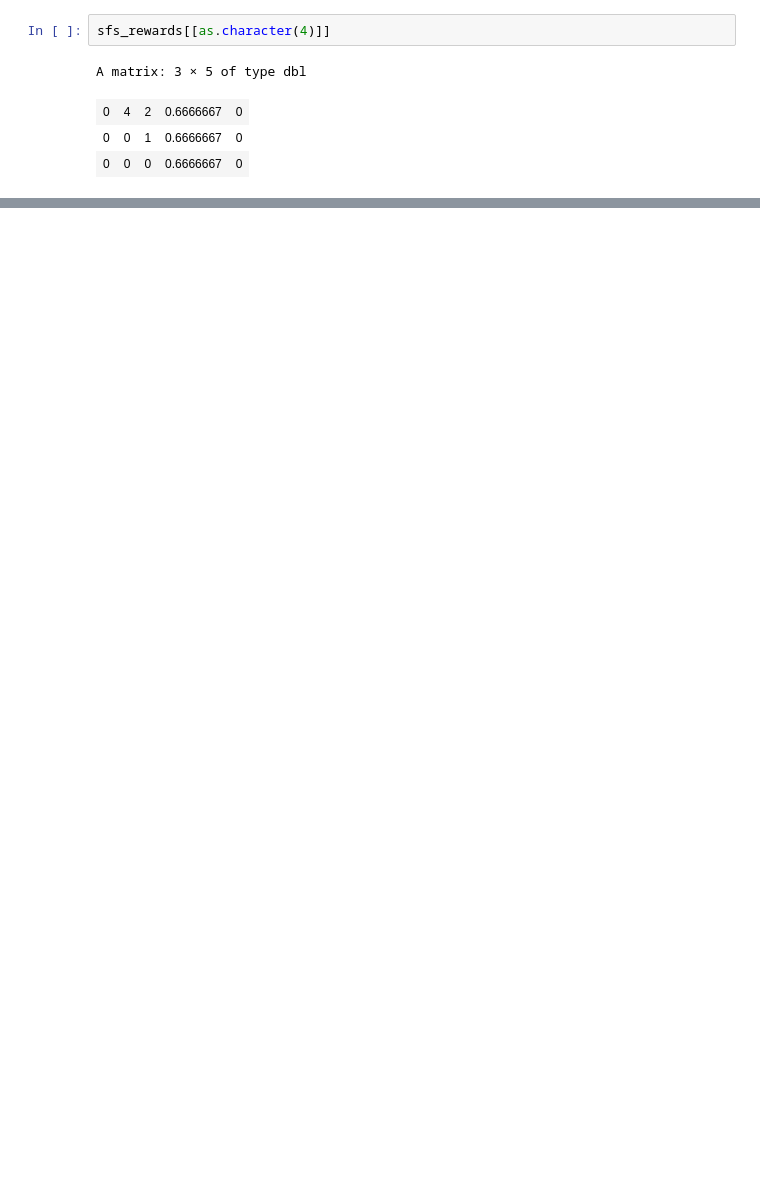
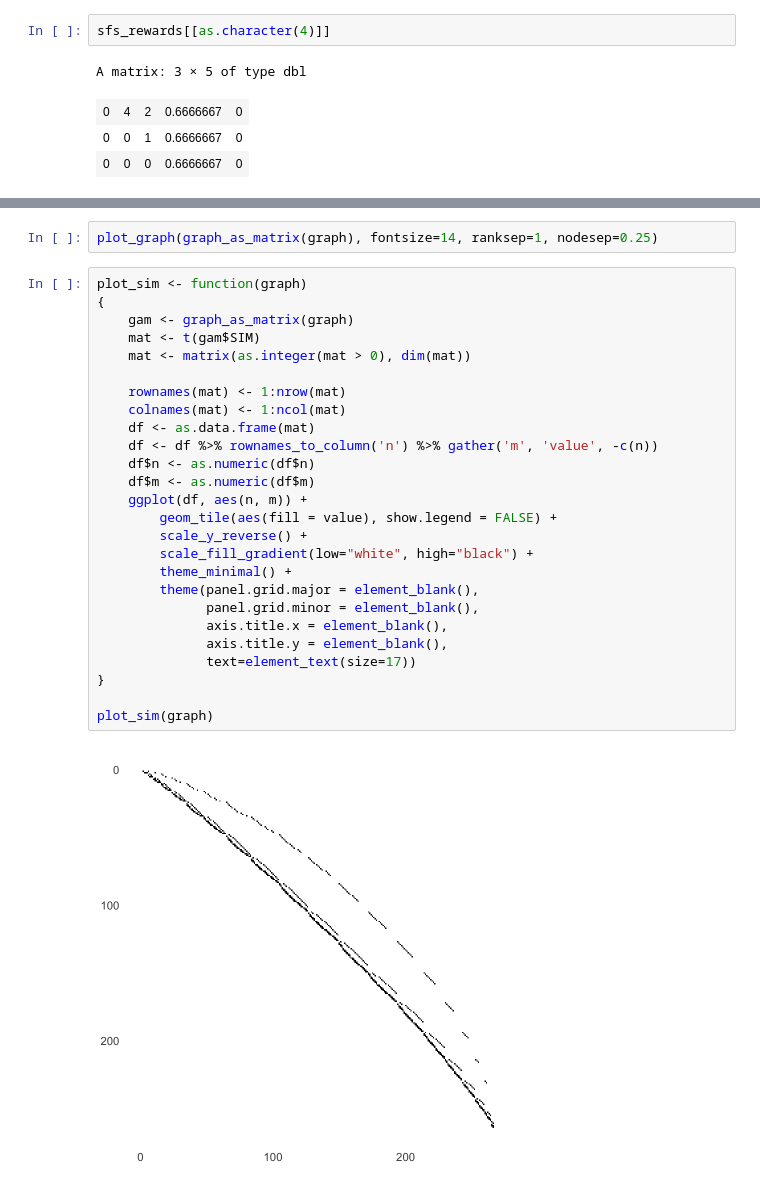
Before and after one commit to munch-group/phase-type-distributions, a Jupyter notebook: notebooks/partitions-R.ipynb, the cells around one changed output, grey strips where cells are left out. Saved outputs shown, nothing was run; the diff lists cells and outputs as text; blank space fills up the shorter version.

```diff
--- a/notebooks/partitions-R.ipynb
+++ b/notebooks/partitions-R.ipynb
@@ -281,0 +406,30 @@ ggsave('~/Desktop/sfs.pdf', width=6, height=4)
+# %%
+plot_graph(graph_as_matrix(graph), fontsize=14, ranksep=1, nodesep=0.25)
+# %%
+plot_sim <- function(graph)
+{
+    gam <- graph_as_matrix(graph)
+    mat <- t(gam$SIM)
+    mat <- matrix(as.integer(mat > 0), dim(mat))
+
+    rownames(mat) <- 1:nrow(mat)
+    colnames(mat) <- 1:ncol(mat)
+    df <- as.data.frame(mat)
+    df <- df %>% rownames_to_column('n') %>% gather('m', 'value', -c(n))
+    df$n <- as.numeric(df$n)
+    df$m <- as.numeric(df$m)
+    ggplot(df, aes(n, m)) +
+        geom_tile(aes(fill = value), show.legend = FALSE) +
+        scale_y_reverse() +
+        scale_fill_gradient(low="white", high="black") +
+        theme_minimal() +
+        theme(panel.grid.major = element_blank(),
+              panel.grid.minor = element_blank(),
+              axis.title.x = element_blank(),
+              axis.title.y = element_blank(),
+              text=element_text(size=17))
+}
+
+plot_sim(graph)
+# %% [output]
+[figure, added]
```
Also changed, not shown: parts of 30 cells of this notebook, 3 other files.
